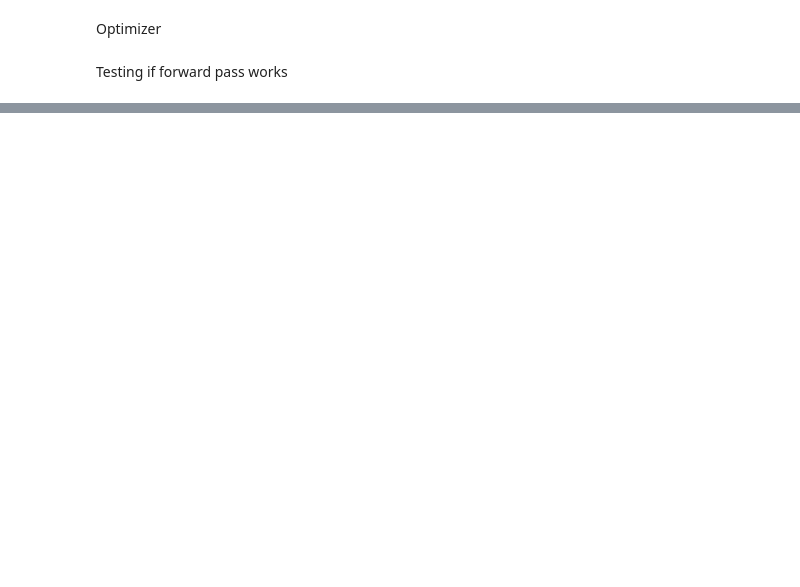
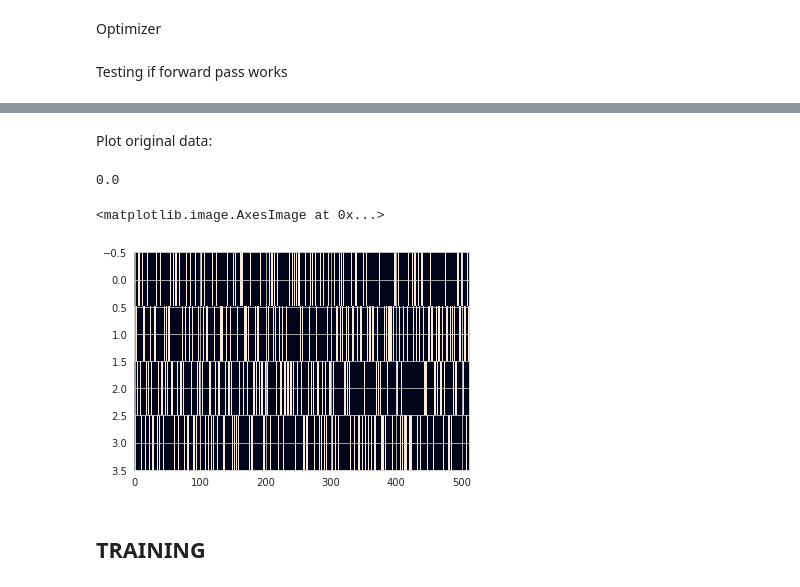
Before and after one commit to Variational-Autoencoder/MusicVAE, a Jupyter notebook: notebooks/MusicVAE Model and training.ipynb, the cells around one changed output, grey strips where cells are left out. Cells and saved outputs as stored; diff of their text form; code cells hidden in the pictures; blank space fills up the shorter version.

```diff
--- a/notebooks/MusicVAE Model and training.ipynb
+++ b/notebooks/MusicVAE Model and training.ipynb
@@ -402,3 +395,16 @@ TRAINING
+# %% [markdown]
+Plot original data:
+# %%
+data_to_display = data.squeeze(0)
+# data_to_display.shape
+print(data_to_display[0][0])
+plt.imshow(data_to_display.T, aspect='auto')
+# %% [output]
+0.0
+<matplotlib.image.AxesImage at 0x...>
+[figure, added]
+# %% [markdown]
+## TRAINING
 # %%
 import os
 
```
Also changed, not shown: parts of 8 cells of this notebook.
